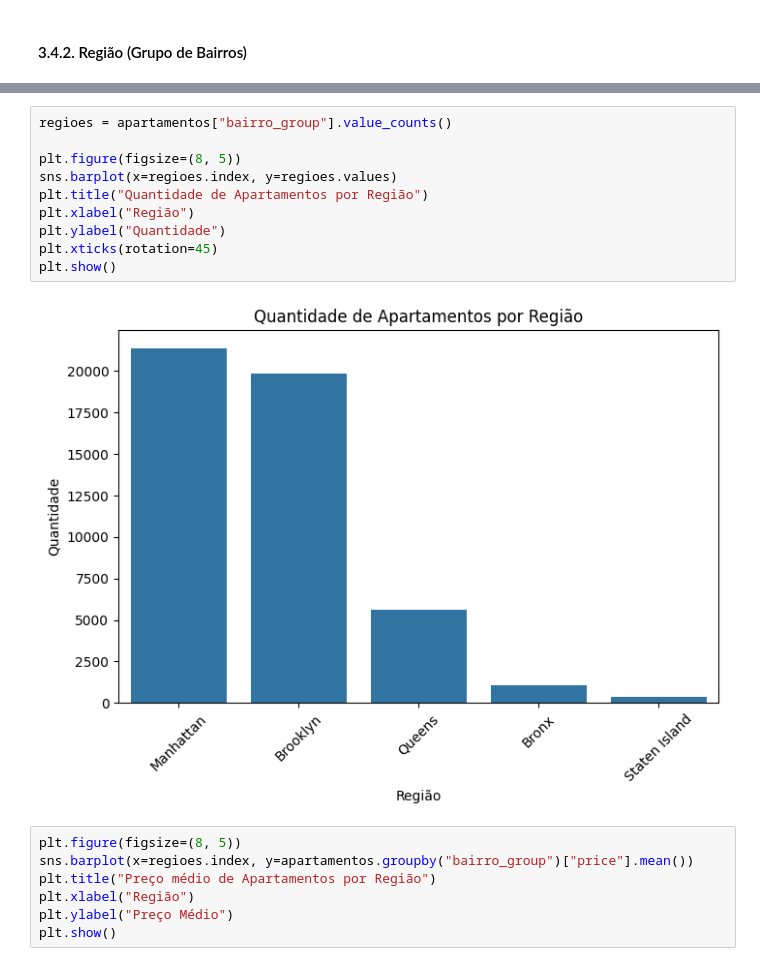
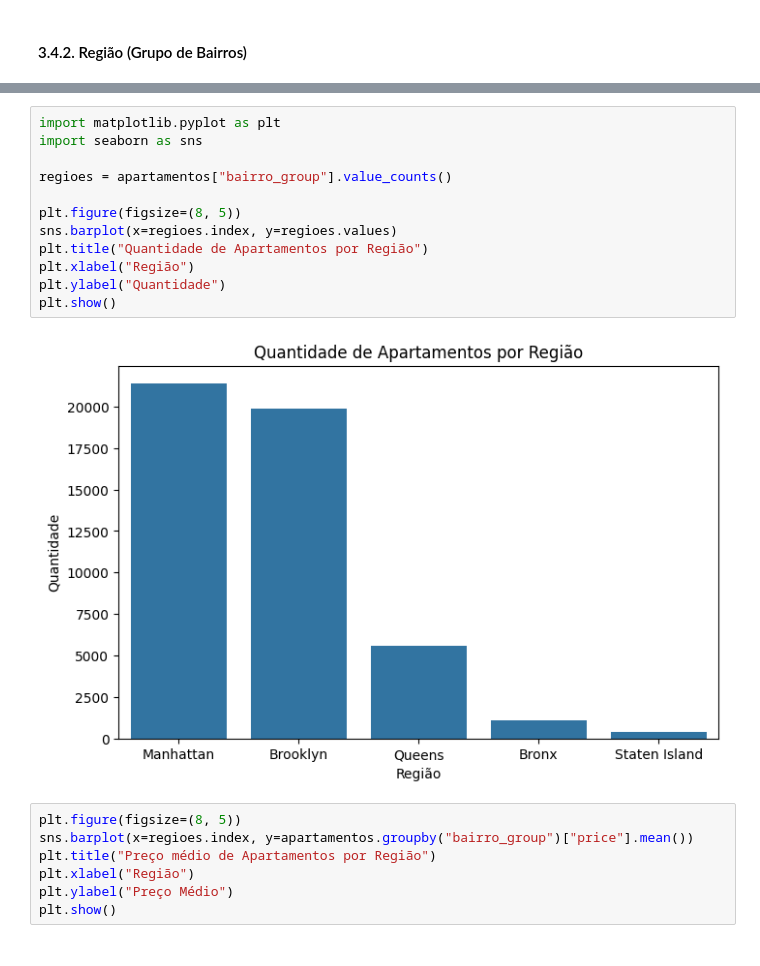
Before and after one commit to raphael-fleury/desafio-cd-lighthouse, a Jupyter notebook: analise.ipynb, the cells around one changed output, grey strips where cells are left out. Cells and saved outputs as stored; diff of their text form.

```diff
--- a/analise.ipynb
+++ b/analise.ipynb
@@ -400,15 +447,17 @@ plt.show()
 # %%
+import matplotlib.pyplot as plt
+import seaborn as sns
+
 regioes = apartamentos["bairro_group"].value_counts()
 
 plt.figure(figsize=(8, 5))
 sns.barplot(x=regioes.index, y=regioes.values)
 plt.title("Quantidade de Apartamentos por Região")
 plt.xlabel("Região")
 plt.ylabel("Quantidade")
-plt.xticks(rotation=45)
 plt.show()
 # %% [output]
-[figure, old version]
+[figure, new version]
 # %%
 plt.figure(figsize=(8, 5))
 sns.barplot(x=regioes.index, y=apartamentos.groupby("bairro_group")["price"].mean())
```
Also changed, not shown: parts of 4 cells of this notebook.
